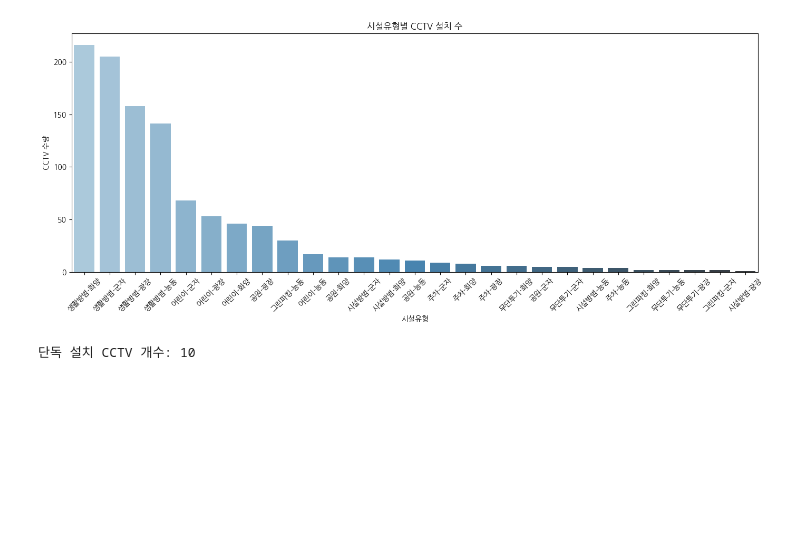
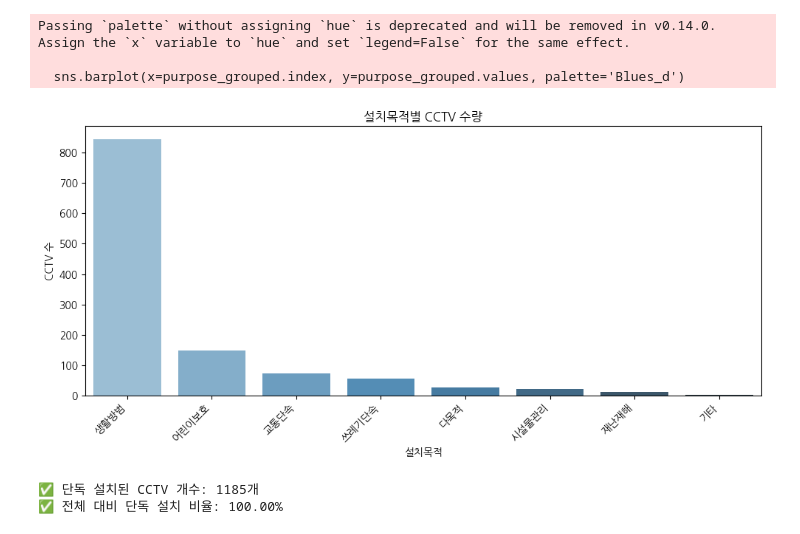
Before and after one commit to stundrg/Gwangjin-gu-safety-map, a Jupyter notebook: src/notebooks/stundrg/CCTV_analysis.ipynb, the cells around one changed output. Saved outputs shown, nothing was run; the diff lists cells and outputs as text; code cells hidden in the pictures; blank space fills up the shorter version.

```diff
--- a/src/notebooks/stundrg/CCTV_analysis.ipynb
+++ b/src/notebooks/stundrg/CCTV_analysis.ipynb
@@ -61,13 +6,5 @@ map_path  # 결과 경로 출력
 # %%
-df_grouped = df.groupby('구역코드')['CCTV 수량'].sum().reset_index().sort_values(by='CCTV 수량', ascending=False)
-print("📌 구역별 CCTV 수량 요약:")
-print(df_grouped)
-
-# 시각화 (막대그래프)
-plt.figure(figsize=(10, 5))
-sns.barplot(data=df_grouped, x='구역코드', y='CCTV 수량', hue='구역코드', palette='Blues_d')
-plt.title("구역코드별 CCTV 설치 수")
-plt.xticks(rotation=45)
-plt.tight_layout()
-plt.show()
+# 설치목적별 CCTV 수량 합계
+purpose_grouped = df.groupby('설치목적')['CCTV 수량'].sum().sort_values(ascending=False)
+display(purpose_grouped)
 # %% [output]
@@ -75,19 +21,42 @@ KeyError: '구역코드'
 # %%
-df_grouped_named = df.groupby('시설유형')['CCTV 수량'].sum().reset_index().sort_values(by='CCTV 수량', ascending=False)
+import matplotlib.pyplot as plt
+import seaborn as sns
+import os
 
-plt.figure(figsize=(14, 6))
-sns.barplot(data=df_grouped_named, x='시설유형', y='CCTV 수량', hue='시설유형', palette='Blues_d',legend=False )
-plt.xticks(rotation=45)
-plt.title("시설유형별 CCTV 설치 수")
+# 한글 폰트 설정 (Linux 기준 나눔고딕 사용)
+plt.rcParams['font.family'] = 'NanumGothic'
+plt.rcParams['axes.unicode_minus'] = False
+
+plt.figure(figsize=(10, 5))
+sns.barplot(x=purpose_grouped.index, y=purpose_grouped.values, palette='Blues_d')
+plt.title("설치목적별 CCTV 수량")
+plt.ylabel("CCTV 수")
+plt.xlabel("설치목적")
+plt.xticks(rotation=45, ha='right')
 plt.tight_layout()
 
-plt.savefig("../../results/cctv_by_facility_type.png", dpi=150)
+# 결과 저장
+os.makedirs("../../results", exist_ok=True)
+plt.savefig("../../results/cctv_by_purpose.png", dpi=150)
 plt.show()
 # %% [output]
+Passing `palette` without assigning `hue` is deprecated and will be removed in v0.14.0. Assign the `x` variable to `hue` and set `legend=False` for the same effect.
+
+  sns.barplot(x=purpose_grouped.index, y=purpose_grouped.values, palette='Blues_d')
-[figure, old version]
+[figure, new version]
 # %%
-unclustered = df[df['cluster'] == -1]
-print("단독 설치 CCTV 개수:", len(unclustered))
+# 📌 단독 설치된 CCTV만 필터링 (CCTV 수량이 1인 경우)
+df_solo = df[df['CCTV 수량'] == 1]
+
+# ✅ 단독 설치 CCTV 개수
+solo_count = len(df_solo)
+print(f"✅ 단독 설치된 CCTV 개수: {solo_count}개")
+
+# ✅ 전체 대비 비율도 같이 볼 수 있음
+total_count = len(df)
+ratio = solo_count / total_count * 100
+print(f"✅ 전체 대비 단독 설치 비율: {ratio:.2f}%")
 # %% [output]
-단독 설치 CCTV 개수: 10
+✅ 단독 설치된 CCTV 개수: 1185개
+✅ 전체 대비 단독 설치 비율: 100.00%
 # %%
```
Also changed, not shown: parts of 8 cells of this notebook, 9 other files.
